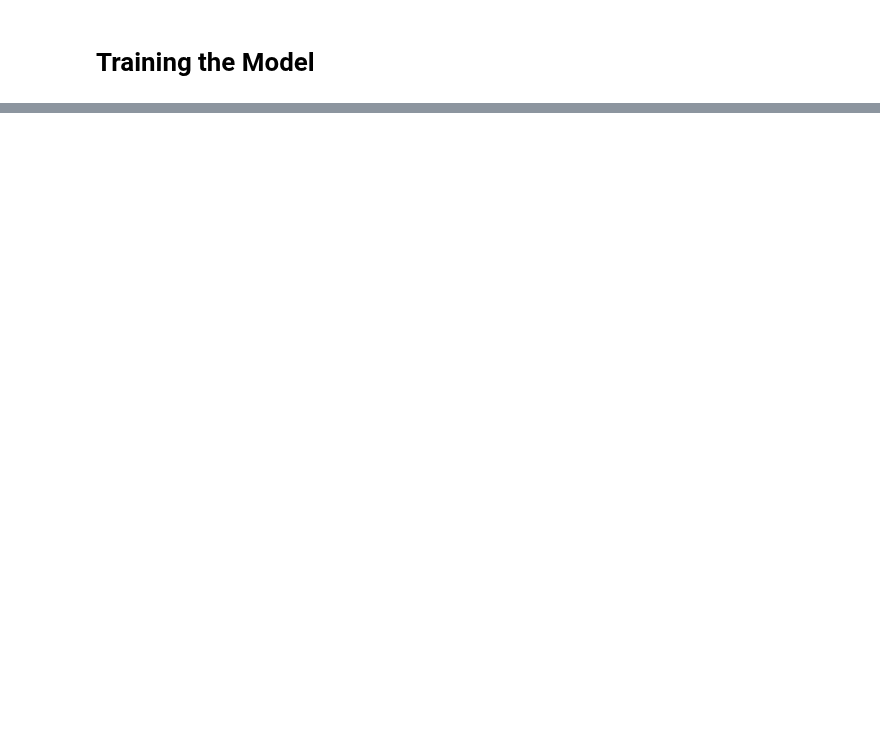
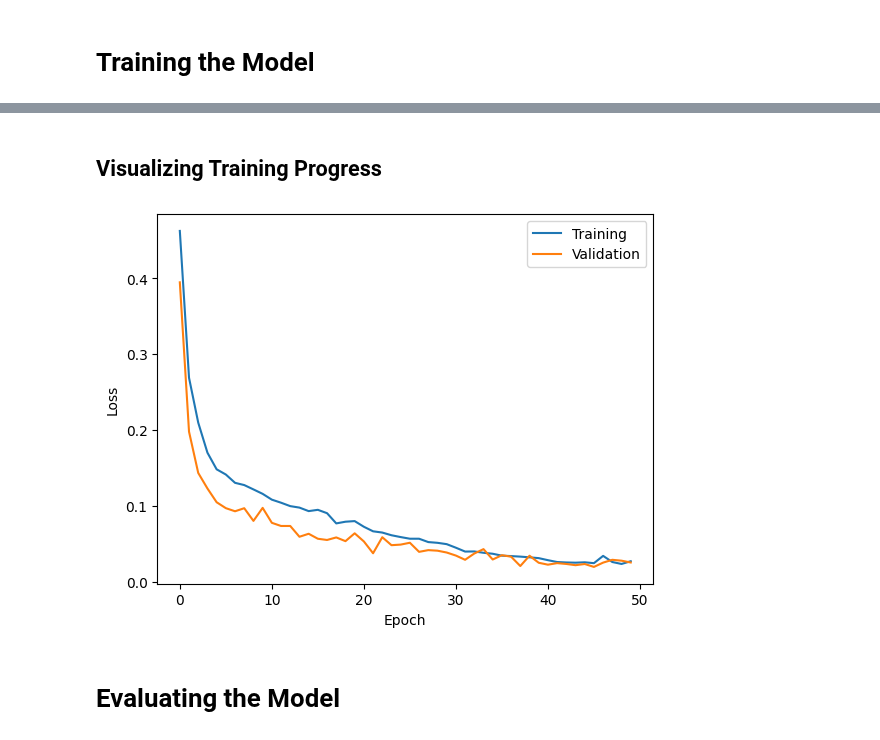
Before and after one commit to smortezah/portfolio, a Jupyter notebook: anomaly-detection/fraud-detection.ipynb, the cells around one changed output, grey strips where cells are left out. Cells and saved outputs as stored; diff of their text form; code cells hidden in the pictures; blank space fills up the shorter version.

```diff
--- a/anomaly-detection/fraud-detection.ipynb
+++ b/anomaly-detection/fraud-detection.ipynb
@@ -231,12 +221,11 @@ metrics_ = [
     metrics.FalsePositives(name="fp"),
     metrics.TrueNegatives(name="tn"),
     metrics.TruePositives(name="tp"),
-    metrics.Recall(name="recall"),
 ]
 
 # Compile the model
 model.compile(
-    optimizer=optimizers.Adam(1e-2),
+    optimizer=optimizers.Adam(1e-4),
     loss=losses.binary_crossentropy,
     metrics=metrics_,
 )
@@ -247,45 +236,17 @@ callbacks_ = [
         filepath="fraud_model.h5",
         save_best_only=True,
         save_weights_only=True,
-    ),
-    # callbacks.EarlyStopping(
-    #     monitor="val_loss",
-    #     patience=5,
-    #     restore_best_weights=True,
-    # ),
+    )
 ]
 
 # Train the model
 history = model.fit(
-    # x=X_train,
     x=X_train_scaled,
     y=y_train,
-    # validation_data=(X_val, y_val),
     validation_data=(X_val_scaled, y_val),
     batch_size=2048,
-    epochs=30,
+    epochs=50,
     callbacks=callbacks_,
     class_weight=class_weights,
 )
-
-
-import matplotlib.pyplot as plt
-
-fig, ax = plt.subplots(nrows=2, ncols=1, figsize=(6, 5))
-
-# loss
-ax[0].plot(history.history["loss"], label="loss")
-ax[0].plot(history.history["val_loss"], label="val_loss")
-ax[0].set_ylabel("loss")
-# ax[0].set_ylim(0, 1)
-ax[0].legend()
-
-# recall
-ax[1].plot(history.history["recall"], label="recall")
-ax[1].plot(history.history["val_recall"], label="val_recall")
-ax[1].set_ylabel("recall")
-# ax[1].set_ylim(0, 1.05)
-ax[1].legend()
-
-plt.xlabel("Epoch")
 # %% [output]
@@ -328,0 +272,15 @@ Text(0.5, 0, 'Epoch')
+# %% [markdown]
+## Visualizing Training Progress
+# %%
+import matplotlib.pyplot as plt
+
+plt.plot(history.history["loss"], label="Training")
+plt.plot(history.history["val_loss"], label="Validation")
+plt.ylabel("Loss")
+plt.xlabel("Epoch")
+plt.legend()
+# plt.savefig("loss.png", bbox_inches="tight")
+# %% [output]
+[figure, added]
+# %% [markdown]
+# Evaluating the Model
```
Also changed, not shown: parts of 10 cells of this notebook, 1 other file.
